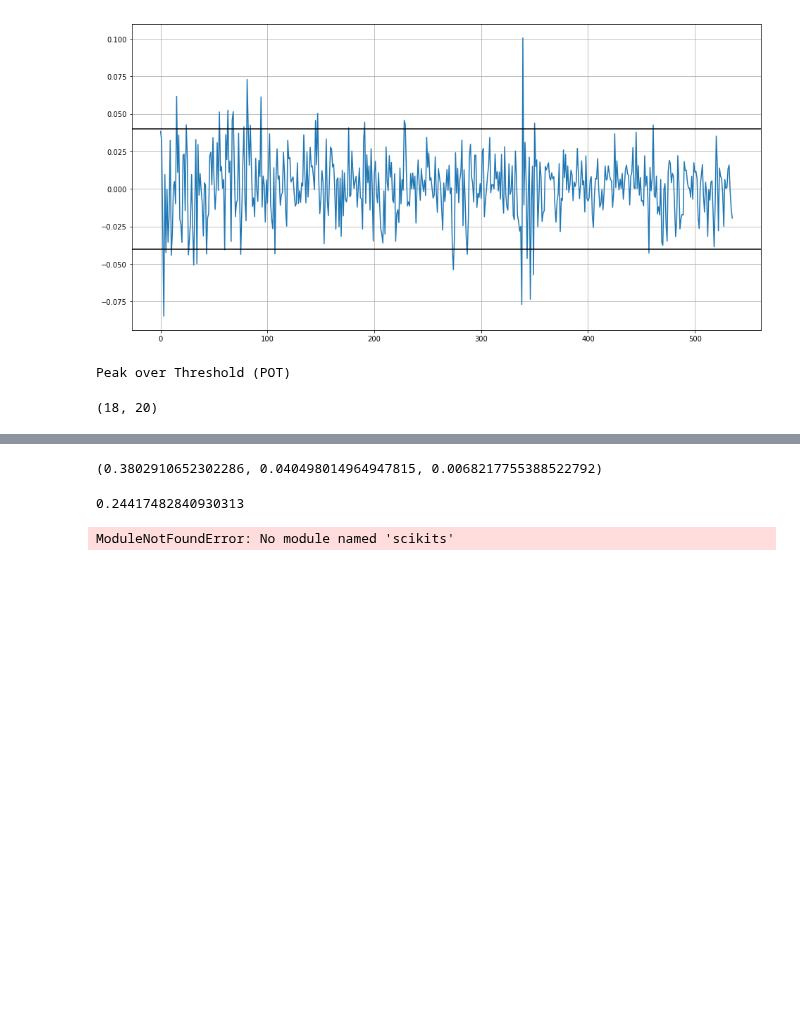
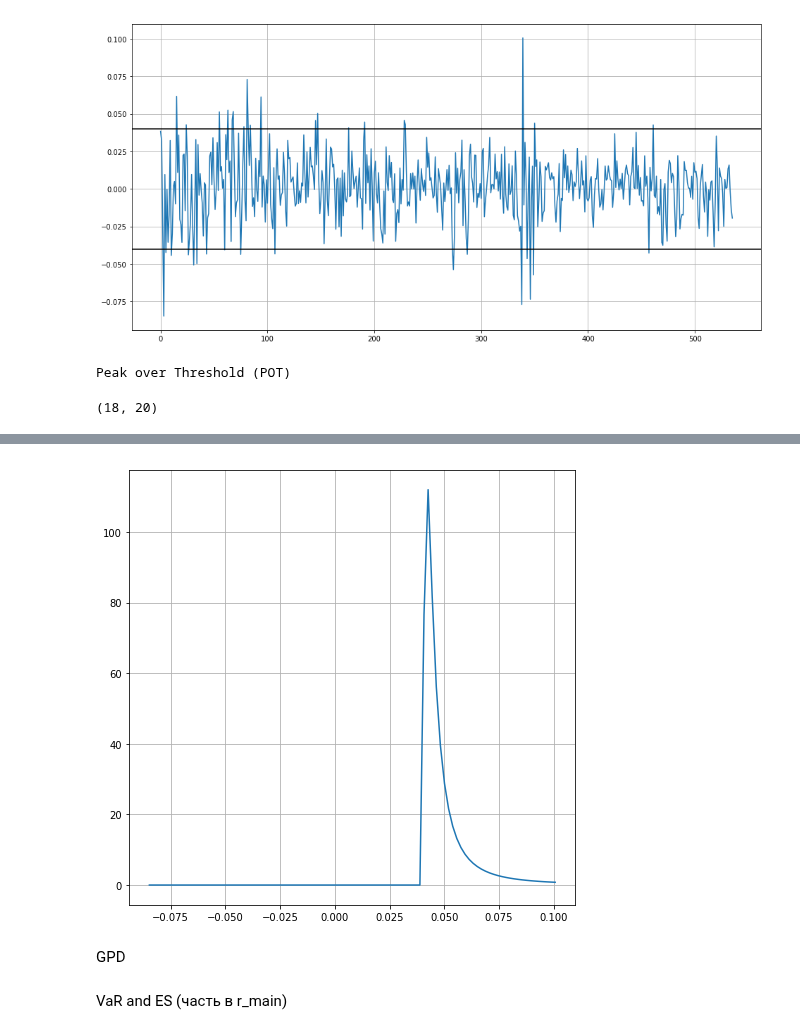
Before and after one commit to et4/stat, a Jupyter notebook: PT 5/main.ipynb, the cells around one changed output, grey strips where cells are left out. Drawn from its saved outputs; the diff is of its cells as text; code cells hidden in the pictures; blank space fills up the shorter version.

```diff
--- a/PT 5/main.ipynb
+++ b/PT 5/main.ipynb
@@ -98,0 +118,2 @@ x, c, loc = scs.genextreme.fit(np.array(sorted(POT_max)))
+# %%
+x_max, c_max, loc_max = scs.genextreme.fit(np.array(sorted(block_max_distribution)), loc=0.1, scale=1)
@@ -98,0 +124,2 @@ x, c, loc = scs.genextreme.fit(np.array(sorted(POT_max)))
+# %%
+mmax = scs.genextreme.pdf(t, x_max, c_max, loc_max)
@@ -99,37 +133,11 @@ x, c, loc = scs.genextreme.fit(np.array(sorted(POT_max)))
+# %%
+plt.figure(figsize=(8,8))
+plt.plot(t, mmax, label='Max')
+plt.grid()
+plt.show()
+# %% [output]
+[figure, added]
+# %% [markdown]
+GPD
 # %%
-scs.genpareto.fit(np.array(sorted(POT_max)))
+x_max, c_max, loc_max = scs.genpareto.fit(np.array(sorted(block_max_distribution)), loc=0, scale=1)
-# %% [output]
-(0.3802910652302286, 0.040498014964947815, 0.0068217755388522792)
-# %%
-scs.genextreme.pdf(x, c, loc)
-# %% [output]
-0.24417482840930313
-# %%
-import numpy as np
-from scipy import stats, optimize
-#the following adds my frozen fit method to the distributions
-#scipy trunk also has a fit method with some parameters fixed.
-import scikits.statsmodels.sandbox.stats.distributions_patch
-
-true = (0.5, 10, 1.)   # try different values
-shape, loc, scale = true
-rvs = stats.pareto.rvs(shape, loc=loc, scale=scale, size=1000)
-
-rvsmin = rvs.min() #for starting value to fmin
-
-
-def pareto_ks(loc, rvs):
-    est = stats.pareto.fit_fr(rvs, 1., frozen=[np.nan, loc, np.nan])
-    args = (est[0], loc, est[1])
-    return stats.kstest(rvs,'pareto',args)[0]
-
-locest = optimize.fmin(pareto_ks, rvsmin*0.7, (rvs,))
-est = stats.pareto.fit_fr(rvs, 1., frozen=[np.nan, locest, np.nan])
-args = (est[0], locest[0], est[1])
-print('estimate')
-print(args)
-print('kstest')
-print(stats.kstest(rvs,'pareto',args))
-print('estimation error', args - np.array(true))
-# %% [output]
-ModuleNotFoundError: No module named 'scikits'
@@ -135,0 +153,2 @@ ModuleNotFoundError: No module named 'scikits'
+# %% [markdown]
+VaR and ES (часть в r_main)
```
Also changed, not shown: parts of 18 cells of this notebook, 1 other file.
